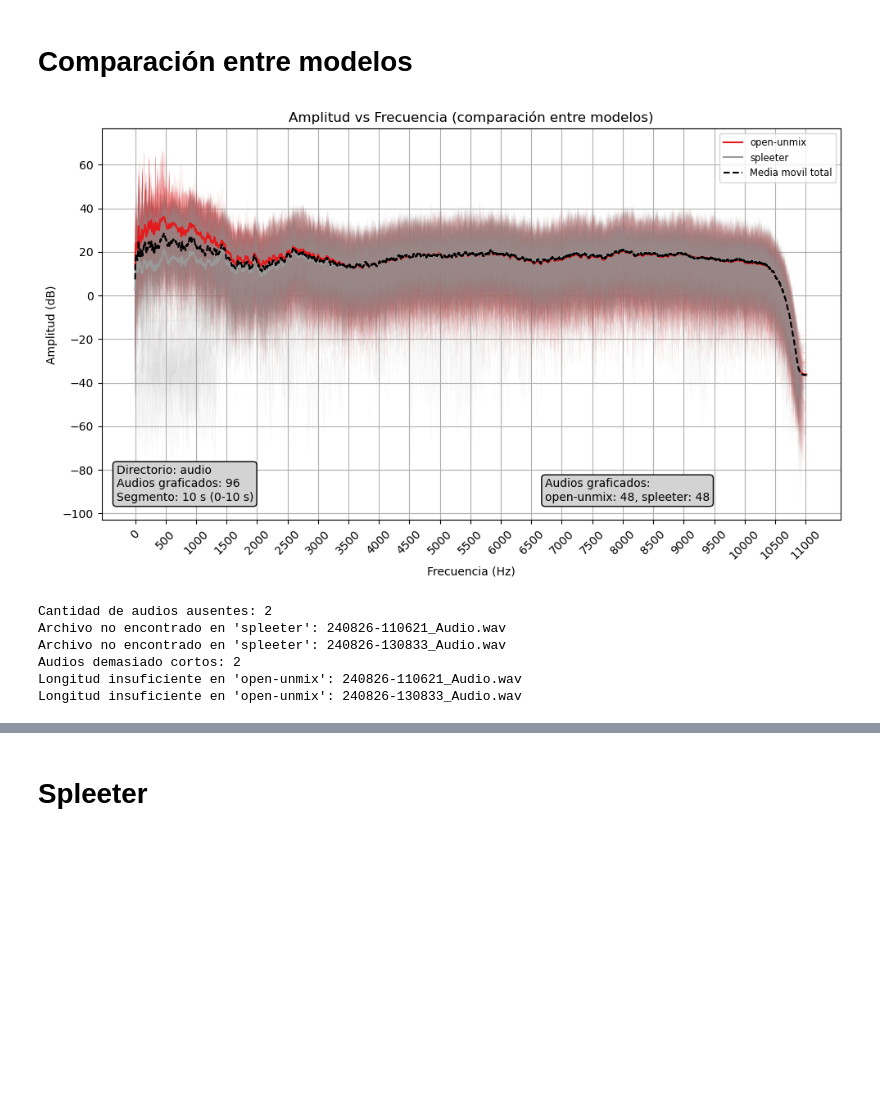
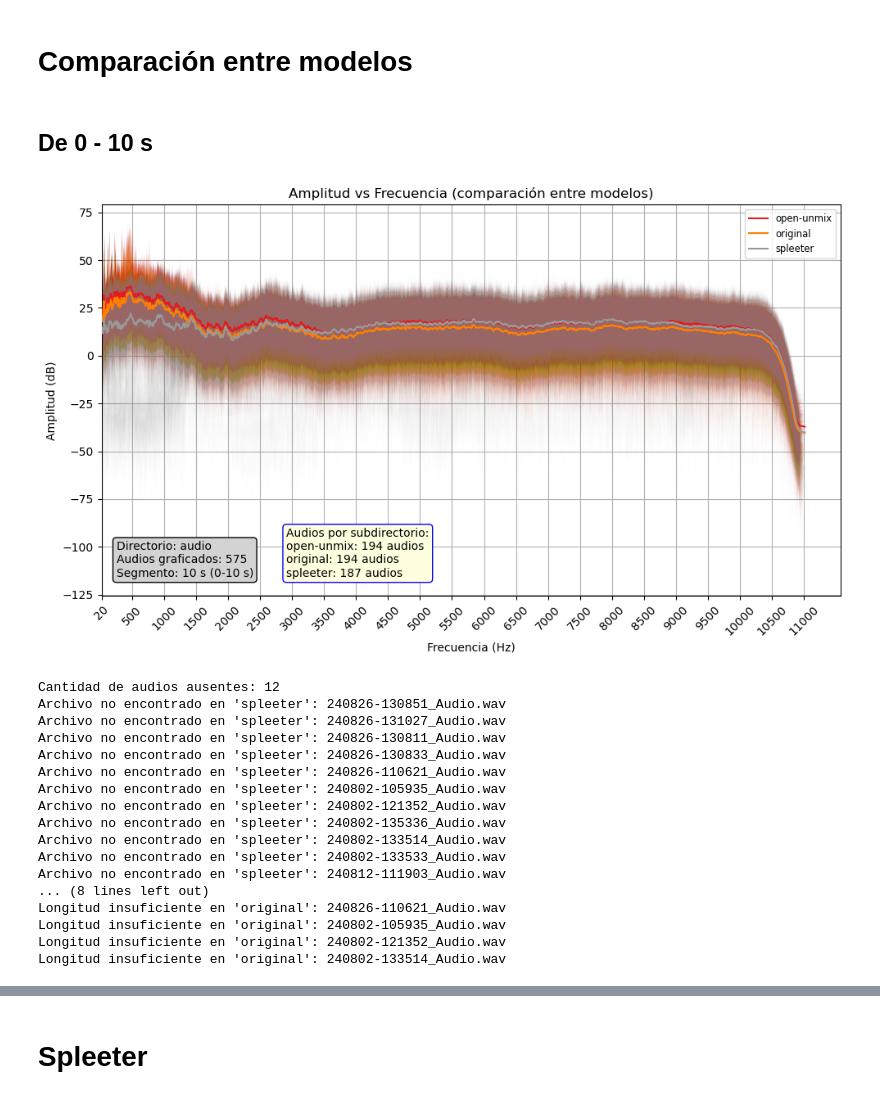
Before and after one commit to lviloriabas/audio-spect-plot, a Jupyter notebook: audio_plot.ipynb, the cells around one changed output, grey strips where cells are left out. Drawn from its saved outputs; the diff is of its cells as text; code cells hidden in the pictures; blank space fills up the shorter version.

Commit message:
Agrega gráficas por categorías personalizadas, mueve funciones fuera del cuaderno audios_plot

```diff
--- a/audio_plot.ipynb
+++ b/audio_plot.ipynb
@@ -7,7 +10,9 @@ import librosa
 # %% [markdown]
 # Configuración
 # %%
-csv_path = "sel_audios_50.csv" # CSV de datos de auio
-segment = (0, 10) # Inicio y final en segundos del segmento a graficar
-window_size = 100 # Determina qué tan suavizado será la curva de media móvil
-n = 50 # Cantidad de audios a graficar
+# mpl.rcParams['figure.dpi']= 200  # Resolución de figuras
+
+csv_path = "datos_audio.csv"  # CSV de datos de auio
+segment = (0, 10)  # Inicio y final en segundos del segmento a graficar
+window_size = 100  # Determina qué tan suavizado será la curva de media móvil
+n = 200  # Cantidad de audios a graficar
@@ -312,11 +78,32 @@ def plot_by_directory(
+# %% [markdown]
+## De 0 - 10 s
 # %%
-audio_dir = "audio"
-plot_by_directory(audio_dir, csv_path, "Amplitud vs Frecuencia (comparación entre modelos)", n, show_errors=True)
+plot_by_directory(
+    audio_dir=audio_dir,
+    csv_path=csv_path,
+    title="Amplitud vs Frecuencia (comparación entre modelos)",
+    num_audios_to_plot=n,
+    segment=segment,
+    window_size=window_size,
+    show_errors=True,
+    show_combined_moving_average=False,
+)
 # %% [output]
-[figure, old version]
+[figure, new version]
-Cantidad de audios ausentes: 2
+Cantidad de audios ausentes: 12
+Archivo no encontrado en 'spleeter': 240826-130851_Audio.wav
+Archivo no encontrado en 'spleeter': 240826-131027_Audio.wav
+Archivo no encontrado en 'spleeter': 240826-130811_Audio.wav
+Archivo no encontrado en 'spleeter': 240826-130833_Audio.wav
 Archivo no encontrado en 'spleeter': 240826-110621_Audio.wav
-Archivo no encontrado en 'spleeter': 240826-130833_Audio.wav
-Audios demasiado cortos: 2
-Longitud insuficiente en 'open-unmix': 240826-110621_Audio.wav
-Longitud insuficiente en 'open-unmix': 240826-130833_Audio.wav
+Archivo no encontrado en 'spleeter': 240802-105935_Audio.wav
+Archivo no encontrado en 'spleeter': 240802-121352_Audio.wav
+Archivo no encontrado en 'spleeter': 240802-135336_Audio.wav
+Archivo no encontrado en 'spleeter': 240802-133514_Audio.wav
+Archivo no encontrado en 'spleeter': 240802-133533_Audio.wav
+Archivo no encontrado en 'spleeter': 240812-111903_Audio.wav
+... (8 lines left out)
+Longitud insuficiente en 'original': 240826-110621_Audio.wav
+Longitud insuficiente en 'original': 240802-105935_Audio.wav
+Longitud insuficiente en 'original': 240802-121352_Audio.wav
+Longitud insuficiente en 'original': 240802-133514_Audio.wav
```
Also changed, not shown: parts of 21 cells of this notebook, 4 other files.
